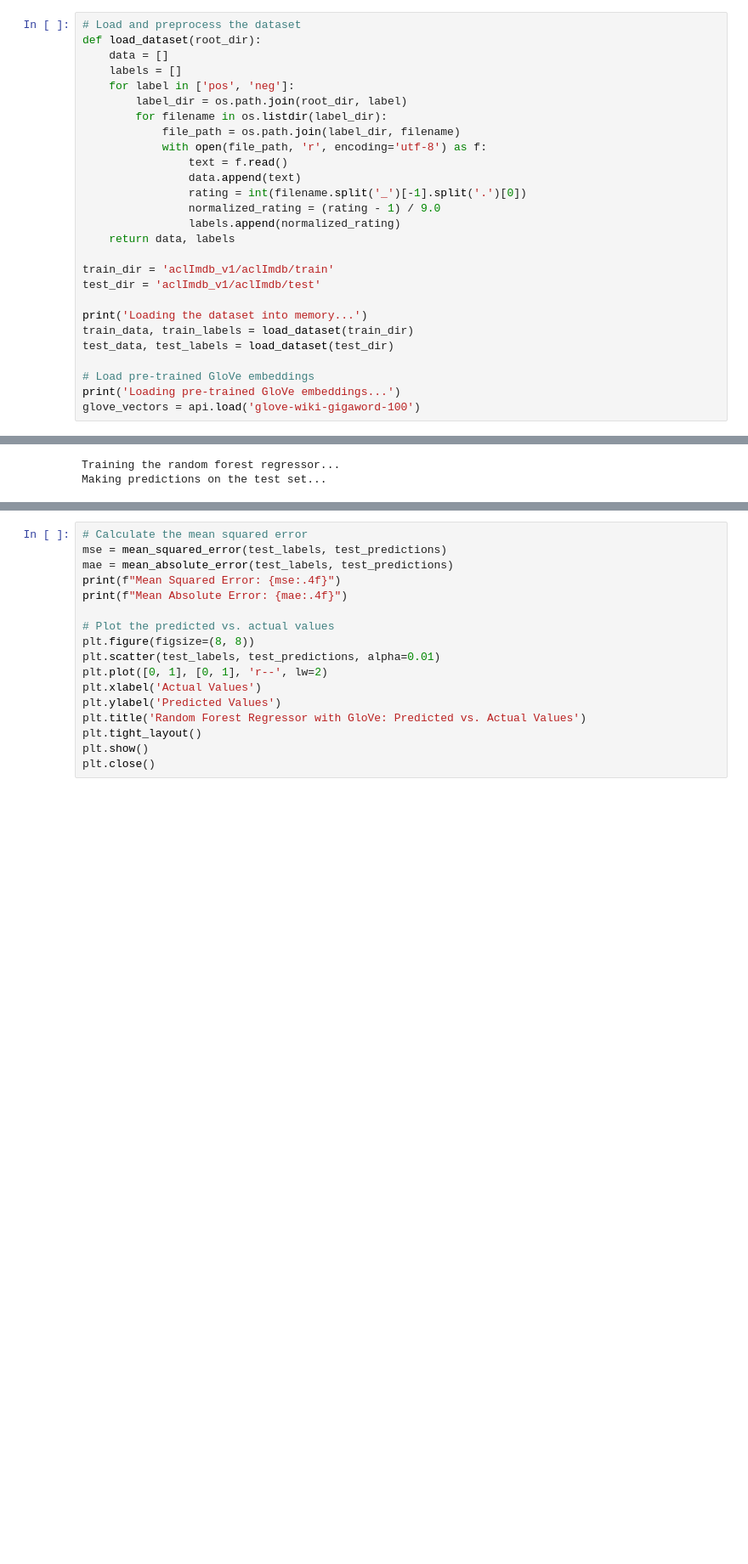
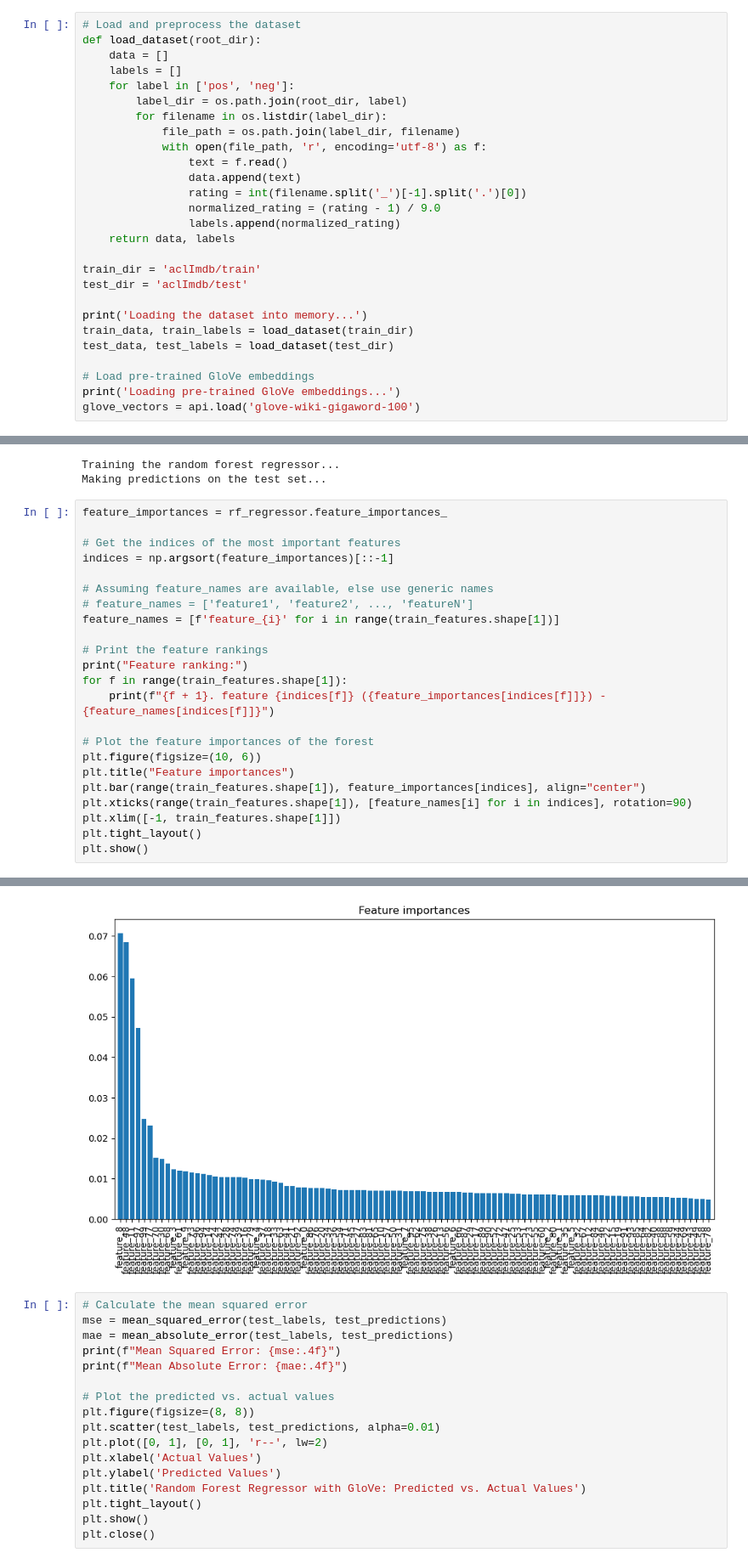
Before and after one commit to NDobricic/imdb-sentiment-analysis, a Jupyter notebook: forest.ipynb, the cells around one changed output, grey strips where cells are left out. Shown at 85% size. Cells and saved outputs as stored; diff of their text form; blank space fills up the shorter version.

```diff
--- a/forest.ipynb
+++ b/forest.ipynb
@@ -24,8 +24,8 @@ def load_dataset(root_dir):
                 labels.append(normalized_rating)
     return data, labels
 
-train_dir = 'aclImdb_v1/aclImdb/train'
-test_dir = 'aclImdb_v1/aclImdb/test'
+train_dir = 'aclImdb/train'
+test_dir = 'aclImdb/test'
 
 print('Loading the dataset into memory...')
 train_data, train_labels = load_dataset(train_dir)
@@ -70,3 +71,27 @@ for feature in tqdm(test_features, desc='Predicting'):
 # %% [output]
 Training the random forest regressor...
 Making predictions on the test set...
+# %%
+feature_importances = rf_regressor.feature_importances_
+
+# Get the indices of the most important features
+indices = np.argsort(feature_importances)[::-1]
+
+# Assuming feature_names are available, else use generic names
+# feature_names = ['feature1', 'feature2', ..., 'featureN']
+feature_names = [f'feature_{i}' for i in range(train_features.shape[1])]
+
+# Print the feature rankings
+print("Feature ranking:")
+for f in range(train_features.shape[1]):
+    print(f"{f + 1}. feature {indices[f]} ({feature_importances[indices[f]]}) - {feature_names[indices[f]]}")
+
+# Plot the feature importances of the forest
+plt.figure(figsize=(10, 6))
+plt.title("Feature importances")
+plt.bar(range(train_features.shape[1]), feature_importances[indices], align="center")
+plt.xticks(range(train_features.shape[1]), [feature_names[i] for i in indices], rotation=90)
+plt.xlim([-1, train_features.shape[1]])
+plt.tight_layout()
+plt.show()
+# %% [output]
@@ -73,3 +115,4 @@ Making predictions on the test set...
+[figure, added]
 # %%
 # Calculate the mean squared error
 mse = mean_squared_error(test_labels, test_predictions)
```
Also changed, not shown: parts of 2 cells of this notebook, 3 other files.
